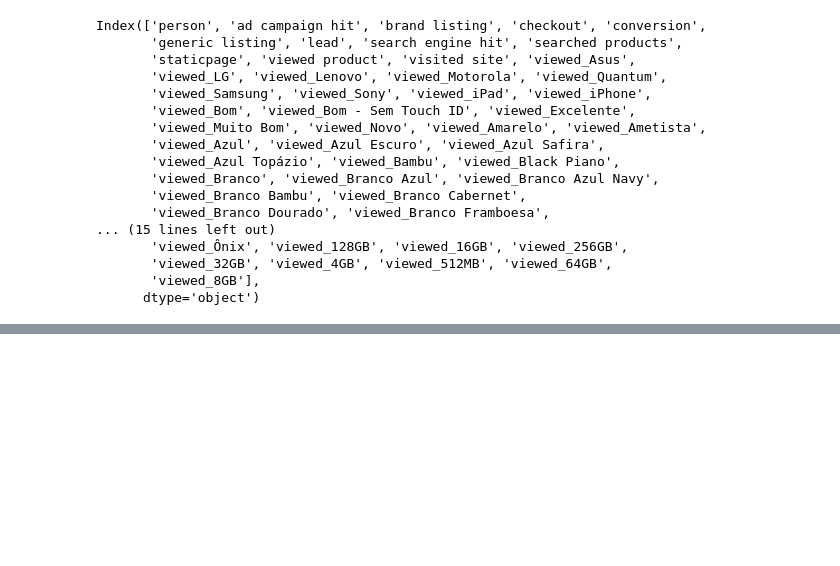
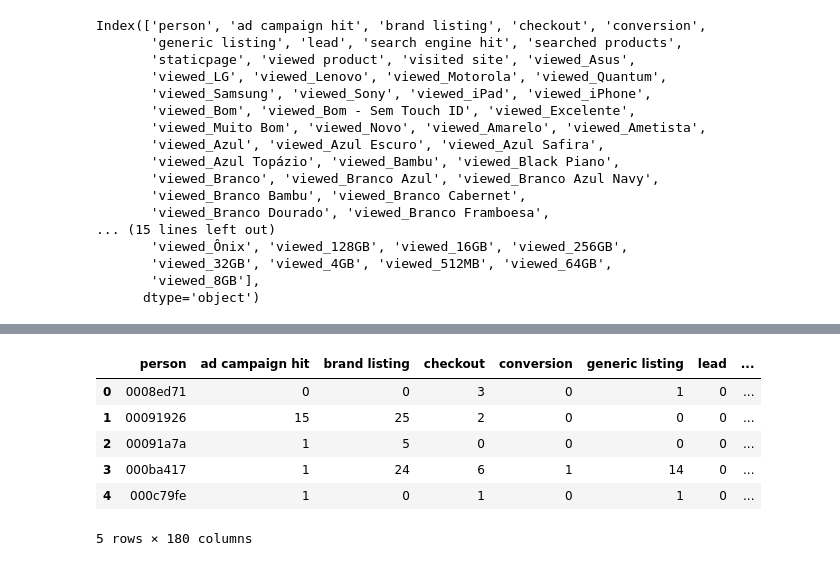
Before and after one commit to camilaserra5/tp2_machine_learning, a Jupyter notebook: model_developing.ipynb, the cells around one changed output, grey strips where cells are left out. Saved outputs shown, nothing was run; the diff lists cells and outputs as text; code cells hidden in the pictures; blank space fills up the shorter version.

```diff
--- a/model_developing.ipynb
+++ b/model_developing.ipynb
@@ -308,0 +322,24 @@ Index(['person', 'ad campaign hit', 'brand listing', 'checkout', 'conversion',
+# %%
+campaign_events = events[events['event']=='ad campaign hit'][['timestamp', 'event', 'person', 'url',
+       'campaign_source', 'day', 'month', 'timestamp_anterior', 'start_session', 'session_num', 'session_id']]
+campaign_events['ads_accion'] = campaign_events['url'].str.split('/').str[1]
+campaign_events['ads_marca'] = campaign_events['url'].str.split('/').str[2]
+campaign_events['ads_modelo'] = campaign_events['url'].str.split('/').str[3]
+
+## source
+campaign_data = campaign_events[campaign_events['campaign_source'].notnull()]
+campaign_data = campaign_data[['person', 'campaign_source', 'timestamp']].pivot_table(index='person', columns='campaign_source', values='timestamp', aggfunc='count', fill_value=0)
+campaign_data.columns = campaign_data.columns.astype('object')
+campaign_data.reset_index(inplace=True)
+campaign_data.columns = ['campaign-source_'+col if col != 'person' else col for col in campaign_data.columns]
+final_data = pd.merge(final_data, campaign_data, on='person', how='left').fillna(0)
+campaign_data.head()
+
+## marca
+campaign_data = campaign_events[campaign_events['ads_marca'].notnull()]
+campaign_data = campaign_events[['person', 'ads_marca', 'timestamp']].pivot_table(index='person', columns='ads_marca', values='timestamp', aggfunc='count', fill_value=0)
+campaign_data.columns = campaign_data.columns.astype('object')
+campaign_data.reset_index(inplace=True)
+campaign_data.columns = ['campaign-marca_'+col if col != 'person' else col for col in campaign_data.columns]
+final_data = pd.merge(final_data, campaign_data, on='person', how='left').fillna(0)
+campaign_data.head()
@@ -308,0 +373,10 @@ Index(['person', 'ad campaign hit', 'brand listing', 'checkout', 'conversion',
+# %%
+final_data.head()
+# %% [output]
+|  | person | ad campaign hit | brand listing | checkout | conversion | generic listing | lead | ... |
+| 0 | 0008ed71 | 0 | 0 | 3 | 0 | 1 | 0 | ... |
+| 1 | 00091926 | 15 | 25 | 2 | 0 | 0 | 0 | ... |
+| 2 | 00091a7a | 1 | 5 | 0 | 0 | 0 | 0 | ... |
+| 3 | 000ba417 | 1 | 24 | 6 | 1 | 14 | 0 | ... |
+| 4 | 000c79fe | 1 | 0 | 1 | 0 | 1 | 0 | ... |
+5 rows × 180 columns
```
Also changed, not shown: parts of 4 cells of this notebook.
